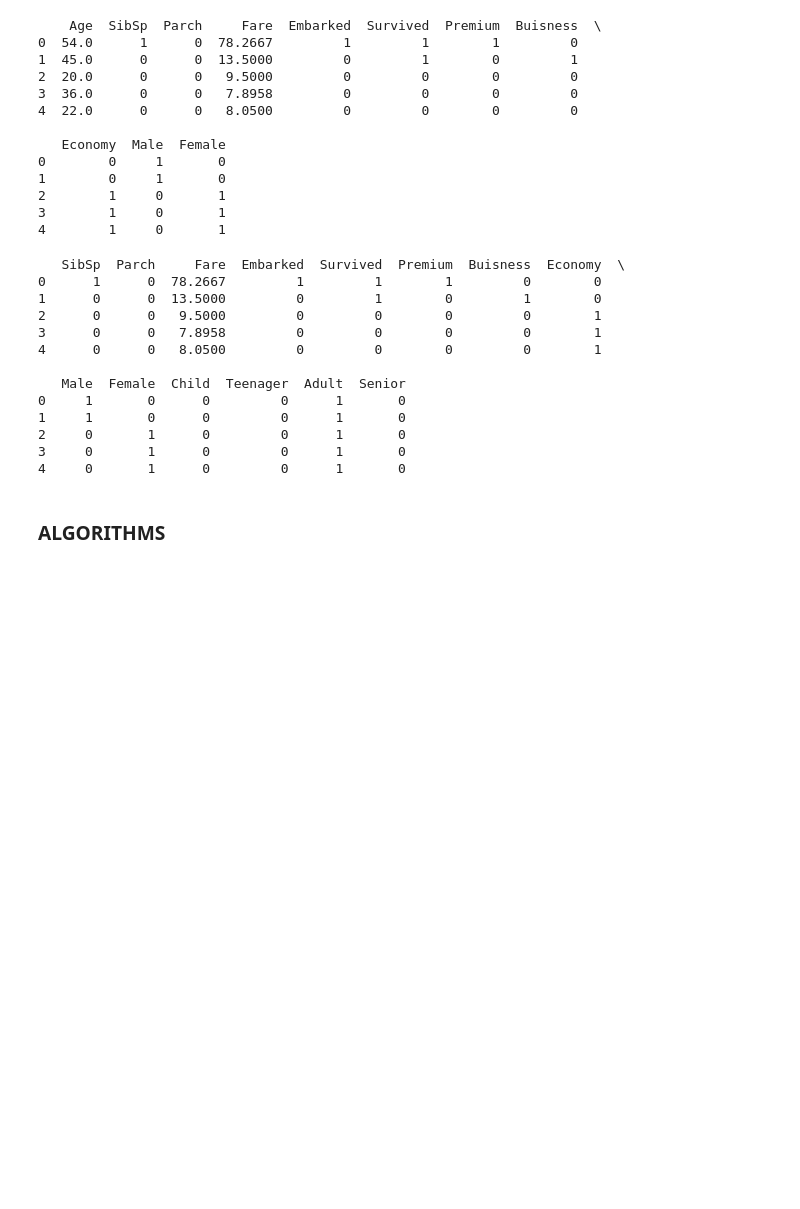
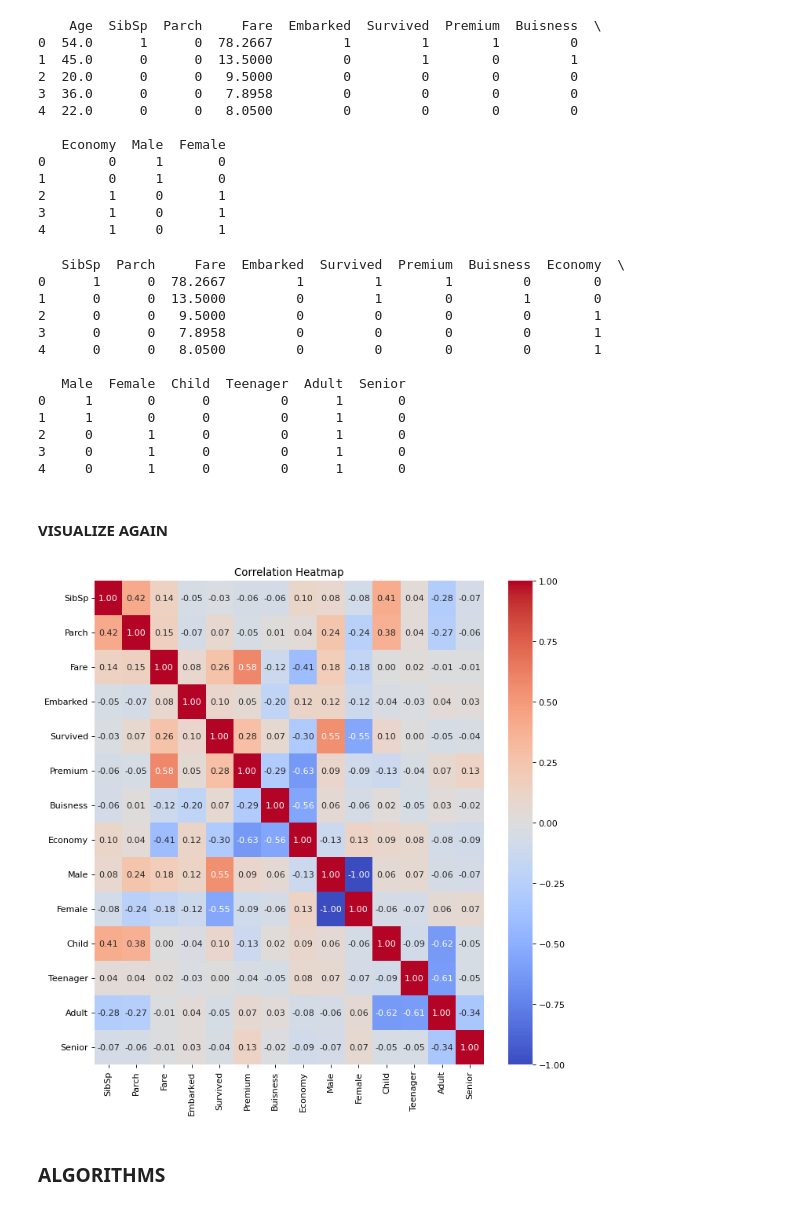
Before and after one commit to yotam4h/ML-Assignment-2, a Jupyter notebook: Assignment2_supervised_learning_flow.ipynb, the cells around one changed output. Drawn from its saved outputs; the diff is of its cells as text; code cells hidden in the pictures; blank space fills up the shorter version.

```diff
--- a/Assignment2_supervised_learning_flow.ipynb
+++ b/Assignment2_supervised_learning_flow.ipynb
@@ -312,6 +325,15 @@ print(train_df.head())
 2     0       1      0         0      1       0
 3     0       1      0         0      1       0
 4     0       1      0         0      1       0
+# %% [markdown]
+#### VISUALIZE AGAIN
+# %%
+plt.figure(figsize=(10, 10), dpi=80)
+sns.heatmap(train_df.corr(), annot=True, cmap='coolwarm', fmt='.2f')
+plt.title('Correlation Heatmap')
+plt.show()
+# %% [output]
+[figure, added]
 # %% [markdown]
 ### ALGORITHMS
 # %% [markdown]
```
Also changed, not shown: parts of 4 cells of this notebook.
